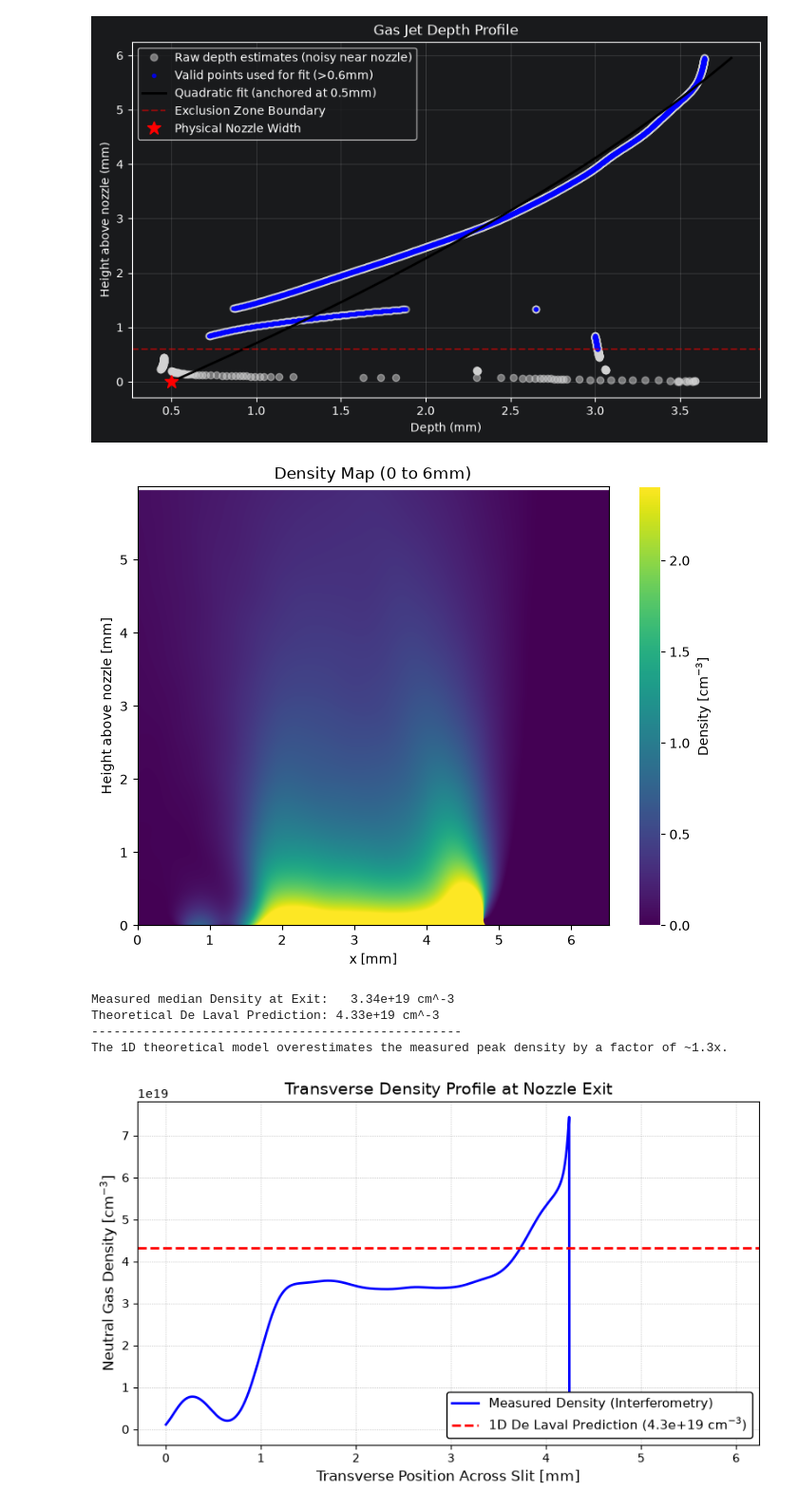
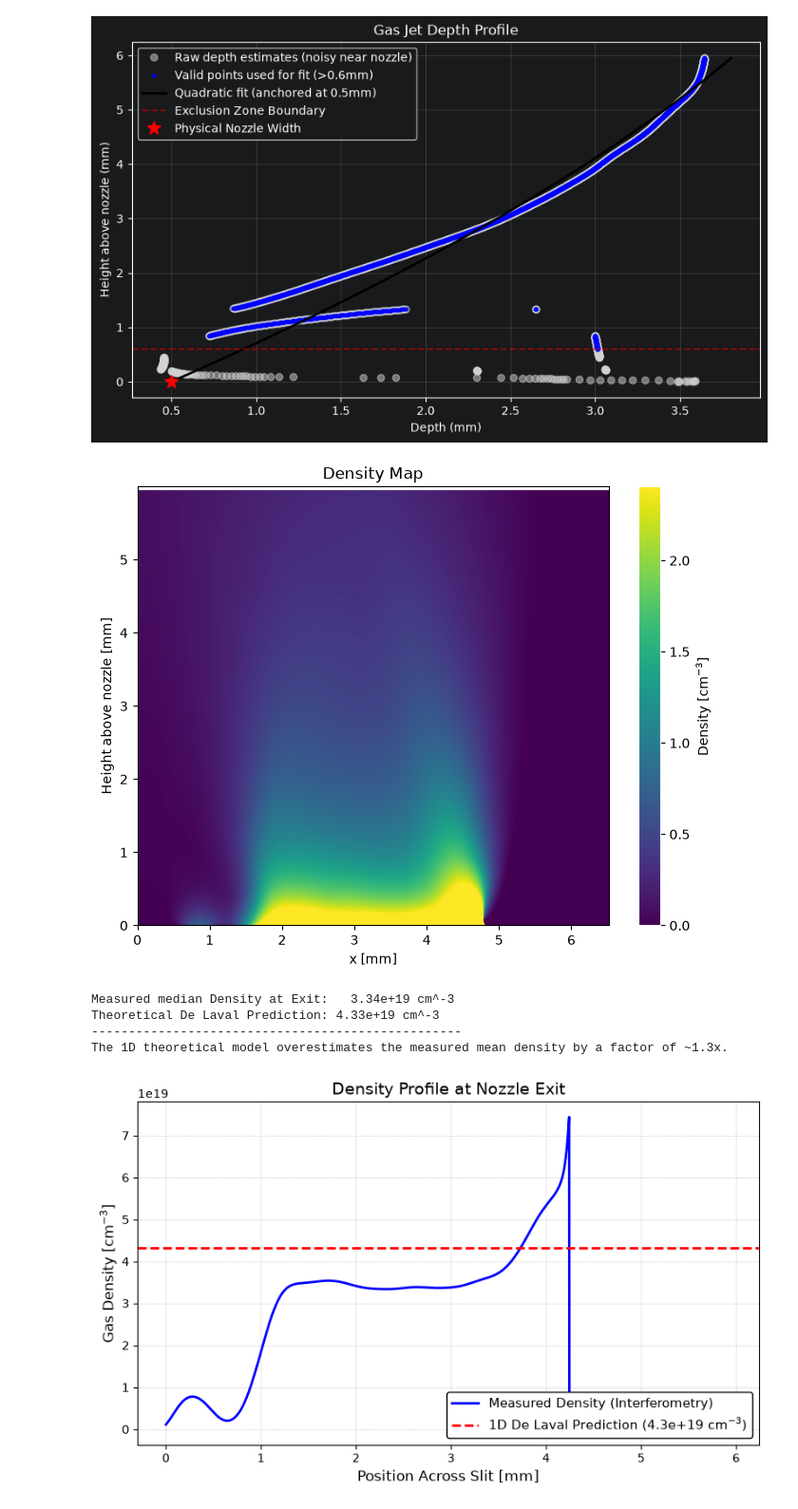
Before and after one commit to MalkaTargetry/nozzle_analysis, a Jupyter notebook: notebooks/nozzle_142.ipynb, the cells around one changed output. Shown at 95% size. Saved outputs shown, nothing was run; the diff lists cells and outputs as text; code cells hidden in the pictures.

```diff
--- a/notebooks/nozzle_142.ipynb
+++ b/notebooks/nozzle_142.ipynb
@@ -130,7 +130,7 @@ extent = [x_mm[0], x_mm[-1], y_mm[0], y_mm[-1]]
 im = ax.imshow(density_map, origin="lower", extent=extent, aspect="auto", cmap="viridis", vmin=0.0, vmax=m)
 
 # Format title and axes for dark mode (force black text/ticks)
-ax.set_title("Density Map (0 to 6mm)", color="black")
+ax.set_title("Density Map", color="black")
 ax.set_xlabel("x [mm]", color="black")
 ax.set_ylabel("Height above nozzle [mm]", color="black")
 ax.tick_params(colors="black")
@@ -147,7 +147,7 @@ plt.setp(plt.getp(cbar.ax.axes, 'yticklabels'), color='black') # Tick labels
 
 plt.show()
 # %% [output]
-[figure, old version]
+[figure, new version]
 # %%
 # --- Compare Measured vs. Theoretical Density at Nozzle Exit ---
 import matplotlib.pyplot as plt
@@ -182,35 +182,35 @@ x_axis_mm = np.arange(len(measured_exit_lineout)) * px_to_mm
 fig, ax = plt.subplots(figsize=(8, 5), facecolor="white")
 ax.set_facecolor("white")
 
 # Plot the empirical measurement
 ax.plot(x_axis_mm, measured_exit_lineout, label="Measured Density (Interferometry)", color="blue", linewidth=2)
 
 # Plot the theoretical prediction as a constant threshold
 ax.axhline(y=theoretical_peak_density, color="red", linestyle="--", linewidth=2,
             label=f"1D De Laval Prediction ({theoretical_peak_density:.1e} cm$^{{-3}}$)")
 
 # Formatting - Forcing colors to black for dark mode IDEs
-ax.set_title("Transverse Density Profile at Nozzle Exit", fontsize=14, color="black")
-ax.set_xlabel("Transverse Position Across Slit [mm]", fontsize=12, color="black")
-ax.set_ylabel("Neutral Gas Density [cm$^{-3}$]", fontsize=12, color="black")
+ax.set_title("Density Profile at Nozzle Exit", fontsize=14, color="black")
+ax.set_xlabel("Position Across Slit [mm]", fontsize=12, color="black")
+ax.set_ylabel("Gas Density [cm$^{-3}$]", fontsize=12, color="black")
 ax.tick_params(colors="black")
 
 # Force the plot borders (spines) to be black
 for spine in ax.spines.values():
     spine.set_color("black")
 
 ax.grid(True, linestyle=":", alpha=0.7, color="gray")
 
 # Place legend in the bottom right and force text to black
 legend = ax.legend(loc="lower right", fontsize=11, facecolor="white", framealpha=1.0, edgecolor="black")
 for text in legend.get_texts():
     text.set_color("black")
 
 plt.tight_layout()
 plt.show()
 # %% [output]
 Measured median Density at Exit:   3.34e+19 cm^-3
 Theoretical De Laval Prediction: 4.33e+19 cm^-3
 --------------------------------------------------
-The 1D theoretical model overestimates the measured peak density by a factor of ~1.3x.
+The 1D theoretical model overestimates the measured mean density by a factor of ~1.3x.
-[figure, old version]
+[figure, new version]
```
